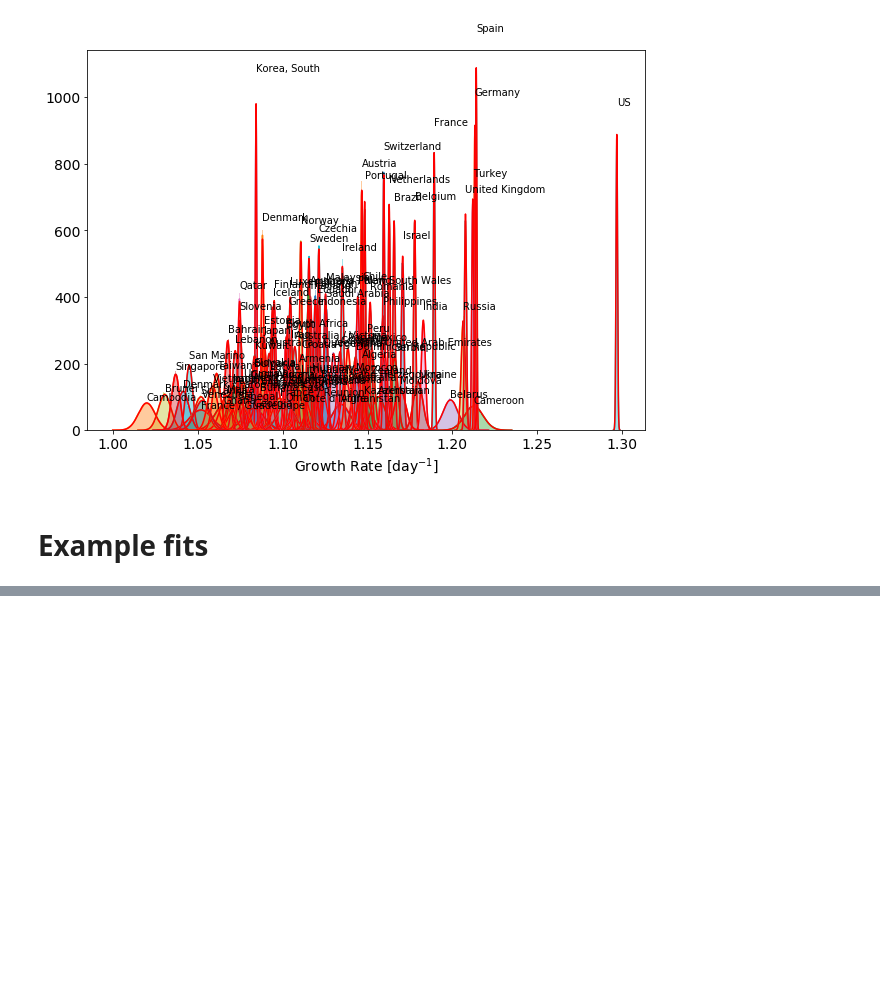
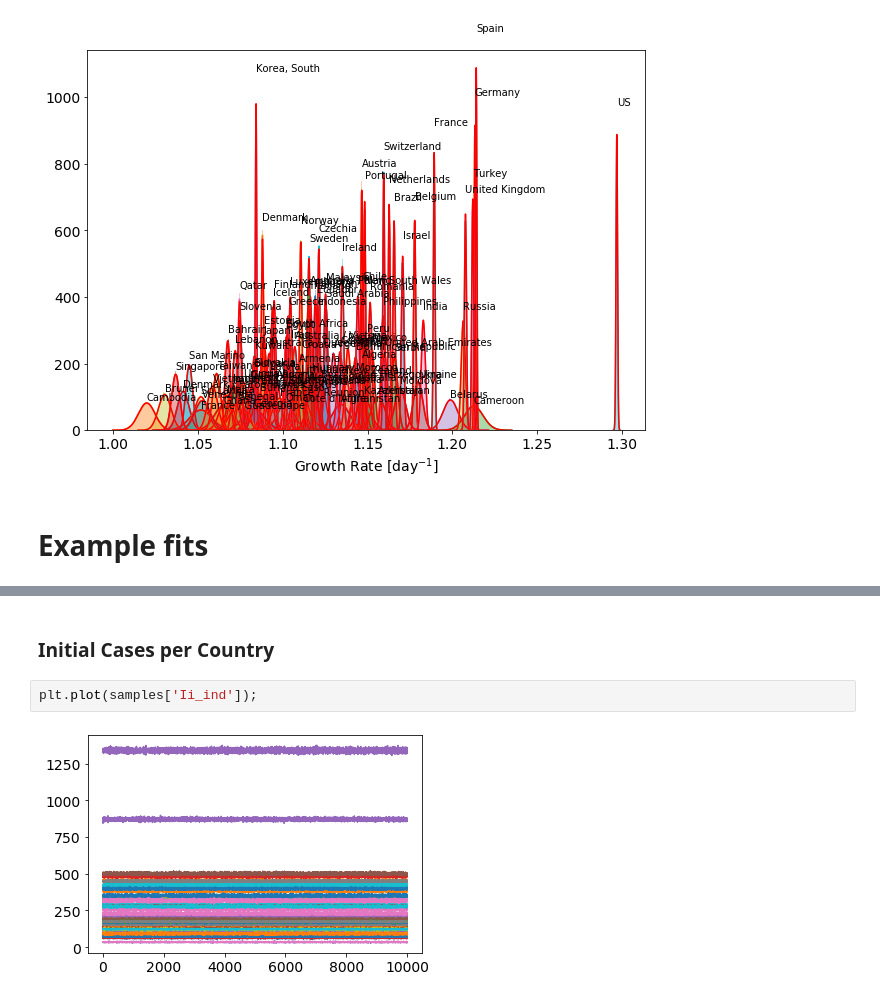
Before and after one commit to chrisfinlay/covid19, a Jupyter notebook: notebooks/2.1 Exponential Bayesian Hierarchical Model (BHM) Confirmed only.ipynb, the cells around one changed output, grey strips where cells are left out. Saved outputs shown, nothing was run; the diff lists cells and outputs as text; blank space fills up the shorter version.

```diff
--- a/notebooks/2.1 Exponential Bayesian Hierarchical Model (BHM) Confirmed only.ipynb
+++ b/notebooks/2.1 Exponential Bayesian Hierarchical Model (BHM) Confirmed only.ipynb
@@ -229,0 +209,6 @@ for i, c in enumerate(list(cases.keys())[:20]):
+# %% [markdown]
+### Initial Cases per Country
+# %%
+plt.plot(samples['Ii_ind']);
+# %% [output]
+[figure, added]
```
Also changed, not shown: parts of 12 cells of this notebook, 16 other files.
